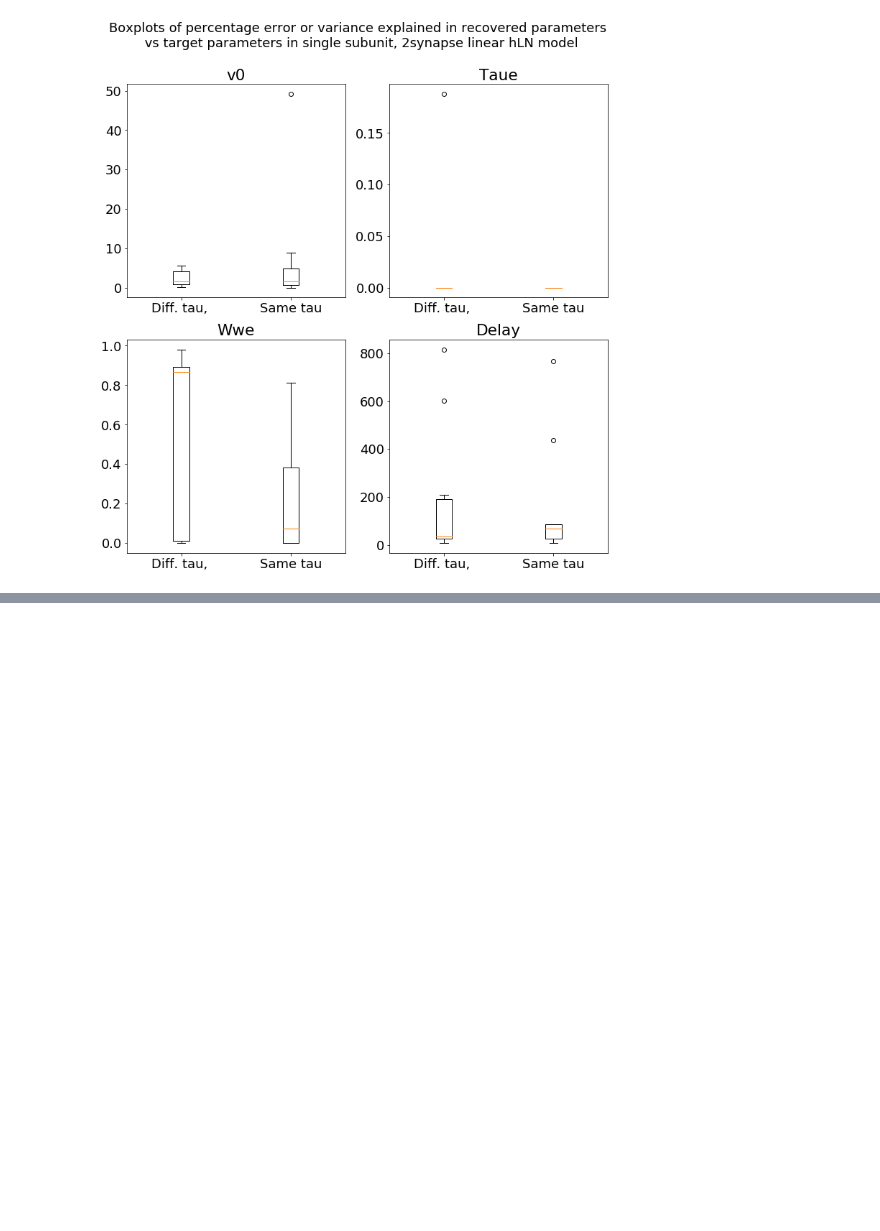
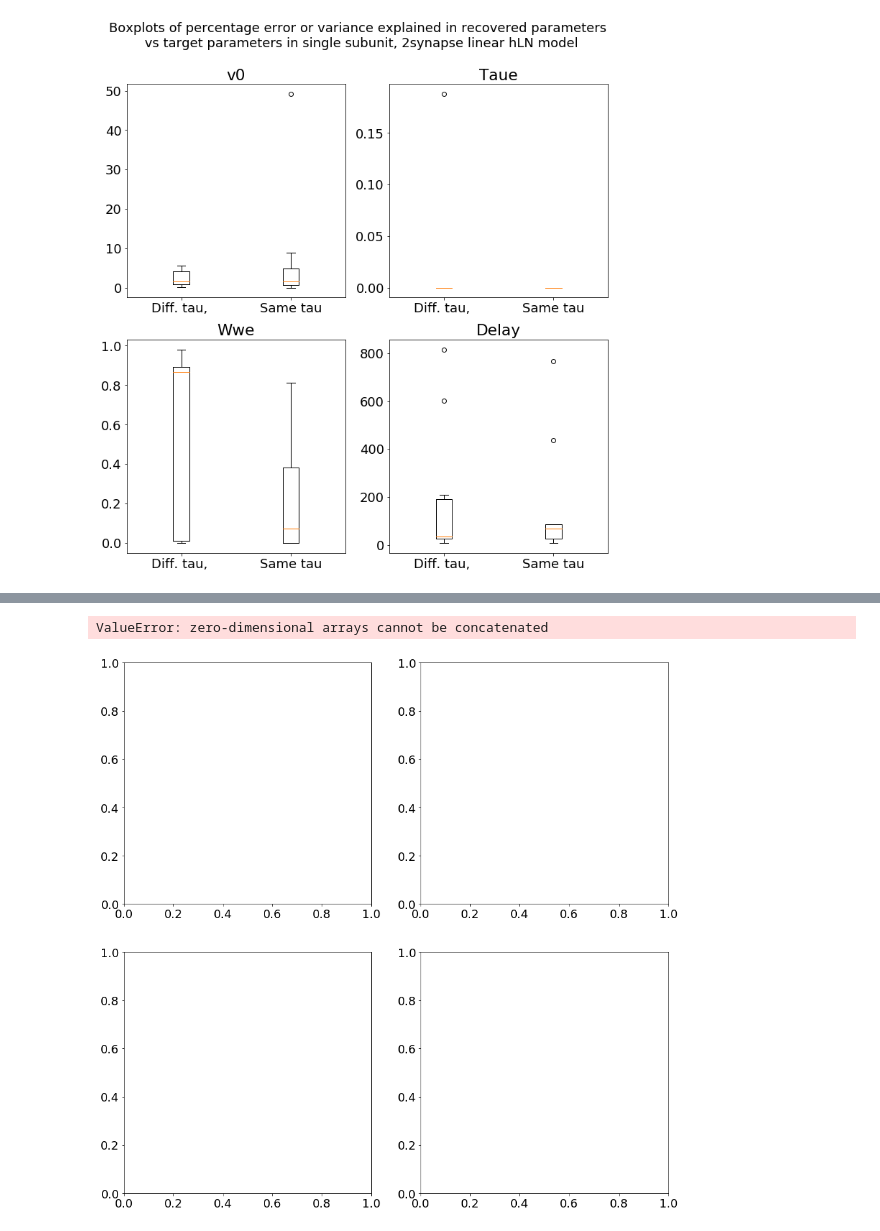
Before and after one commit to eap40/iib-neuro-proj, a Jupyter notebook: Notebooks/training_debug.ipynb, the cells around one changed output, grey strips where cells are left out. Cells and saved outputs as stored; diff of their text form; code cells hidden in the pictures; blank space fills up the shorter version.

```diff
--- a/Notebooks/training_debug.ipynb
+++ b/Notebooks/training_debug.ipynb
@@ -1185,0 +1038,5 @@ def test_recovery(model, inputs, num_sims, enforce_params=False):
+# %%
+plot_params_1l(trained_params_list, target_params_list)
+# %% [output]
+ValueError: zero-dimensional arrays cannot be concatenated
+[figure, added]
```
Also changed, not shown: parts of 25 cells of this notebook.
